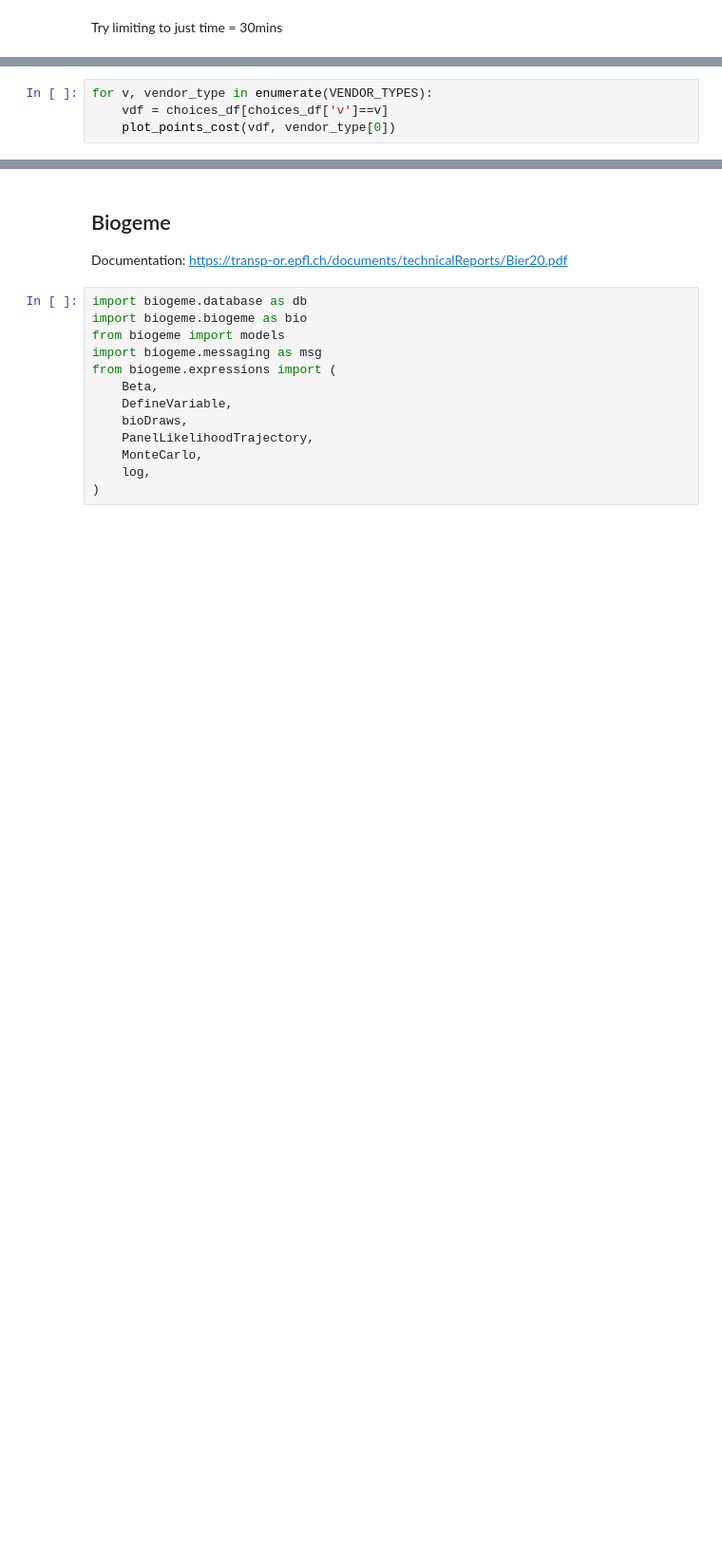
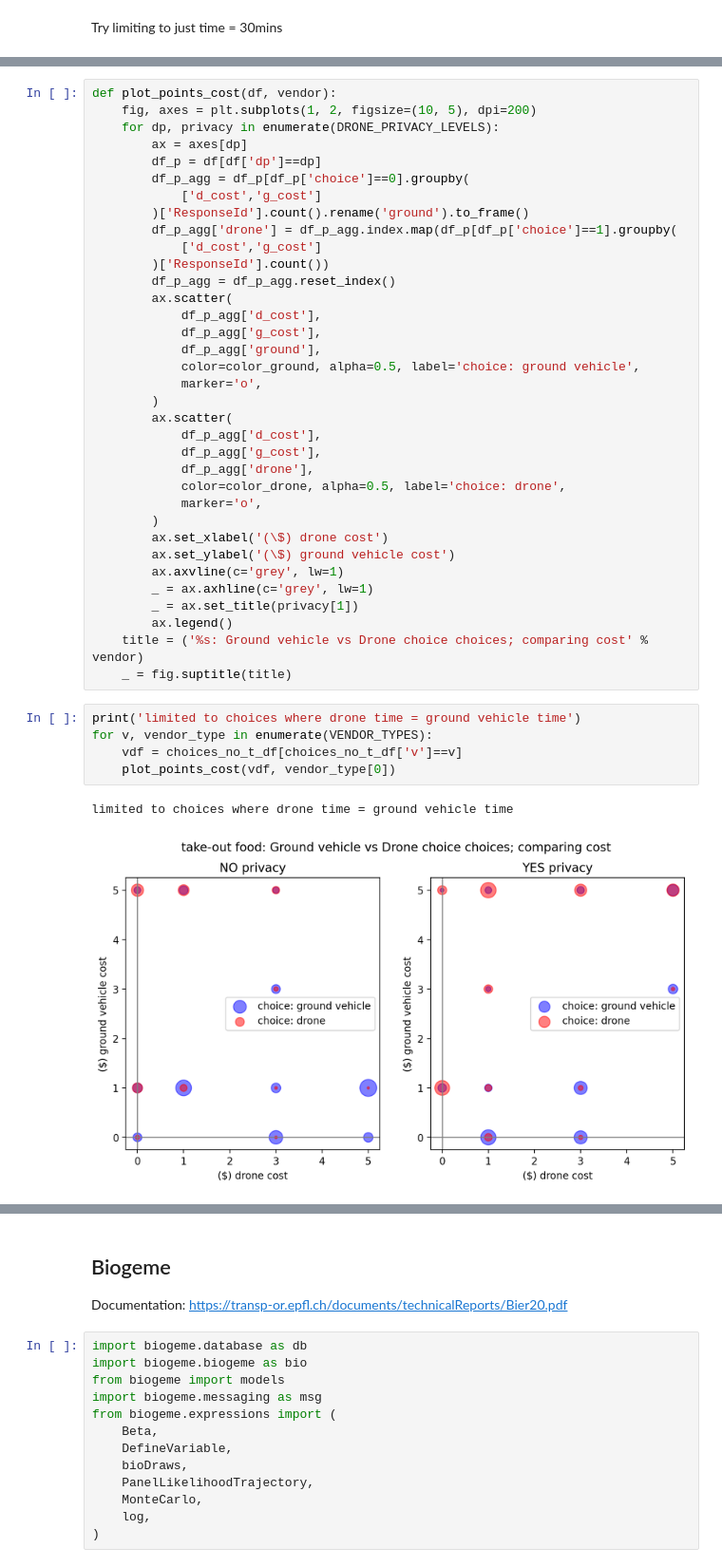
Before and after one commit to aberke/drones-consumer-privacy, a Jupyter notebook: data-analysis/survey-sample-experimental-models-combined.ipynb, the cells around one changed output, grey strips where cells are left out. Shown at 95% size. Drawn from its saved outputs; the diff is of its cells as text; blank space fills up the shorter version.

```diff
--- a/data-analysis/survey-sample-experimental-models-combined.ipynb
+++ b/data-analysis/survey-sample-experimental-models-combined.ipynb
@@ -158,4 +125,0 @@ def plot_points_cost(df, vendor):
-# %%
-for v, vendor_type in enumerate(VENDOR_TYPES):
-    vdf = choices_df[choices_df['v']==v]
-    plot_points_cost(vdf, vendor_type[0])
@@ -166,0 +144,43 @@ for v, vendor_type in enumerate(VENDOR_TYPES):
+# %%
+def plot_points_cost(df, vendor):
+    fig, axes = plt.subplots(1, 2, figsize=(10, 5), dpi=200)
+    for dp, privacy in enumerate(DRONE_PRIVACY_LEVELS):
+        ax = axes[dp]
+        df_p = df[df['dp']==dp]
+        df_p_agg = df_p[df_p['choice']==0].groupby(
+            ['d_cost','g_cost']
+        )['ResponseId'].count().rename('ground').to_frame()
+        df_p_agg['drone'] = df_p_agg.index.map(df_p[df_p['choice']==1].groupby(
+            ['d_cost','g_cost']
+        )['ResponseId'].count())
+        df_p_agg = df_p_agg.reset_index()
+        ax.scatter(
+            df_p_agg['d_cost'],
+            df_p_agg['g_cost'],
+            df_p_agg['ground'],
+            color=color_ground, alpha=0.5, label='choice: ground vehicle',
+            marker='o',
+        )
+        ax.scatter(
+            df_p_agg['d_cost'],
+            df_p_agg['g_cost'],
+            df_p_agg['drone'],
+            color=color_drone, alpha=0.5, label='choice: drone',
+            marker='o',
+        )
+        ax.set_xlabel('(\$) drone cost')
+        ax.set_ylabel('(\$) ground vehicle cost')
+        ax.axvline(c='grey', lw=1)
+        _ = ax.axhline(c='grey', lw=1)
+        _ = ax.set_title(privacy[1])
+        ax.legend()
+    title = ('%s: Ground vehicle vs Drone choice choices; comparing cost' % vendor)
+    _ = fig.suptitle(title)
+# %%
+print('limited to choices where drone time = ground vehicle time')
+for v, vendor_type in enumerate(VENDOR_TYPES):
+    vdf = choices_no_t_df[choices_no_t_df['v']==v]
+    plot_points_cost(vdf, vendor_type[0])
+# %% [output]
+limited to choices where drone time = ground vehicle time
+[figure, added]
```
Also changed, not shown: parts of 22 cells of this notebook, 5 other files.
